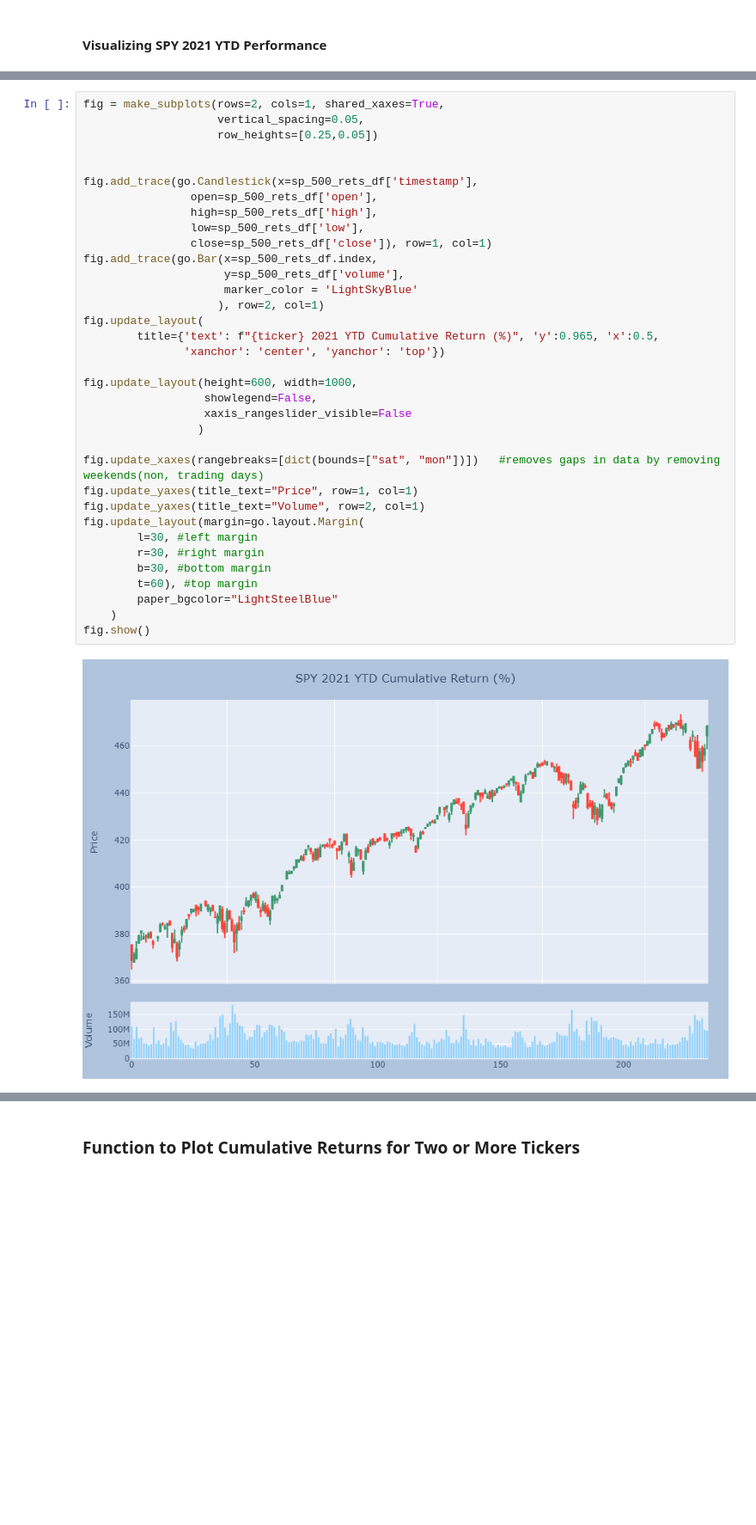
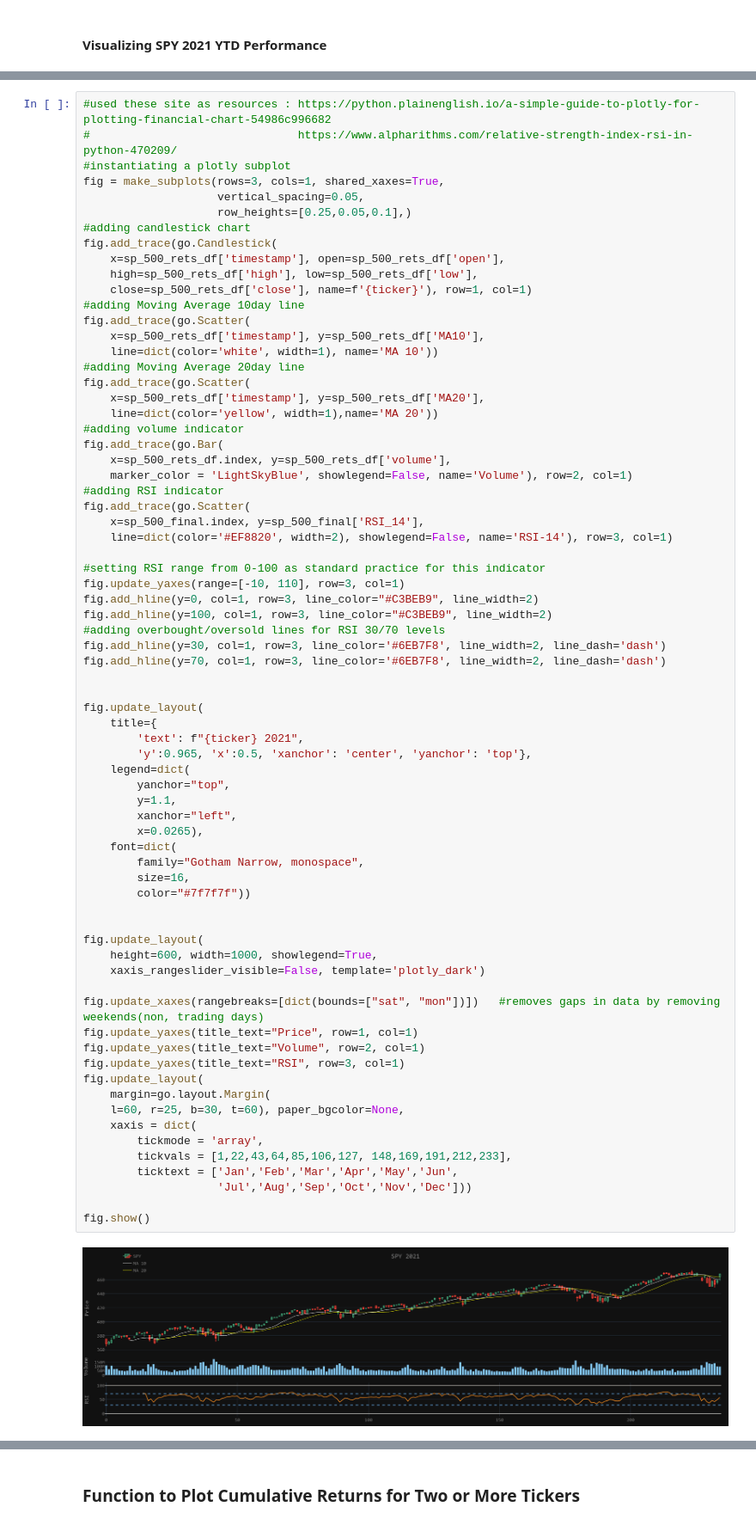
Before and after one commit to brianfrubin/etf-analysis, a Jupyter notebook: Visualize_Performance.ipynb, the cells around one changed output, grey strips where cells are left out. Shown: that part at 86% size. Saved outputs shown, nothing was run; the diff lists cells and outputs as text; blank space fills up the shorter version.

```diff
--- a/Visualize_Performance.ipynb
+++ b/Visualize_Performance.ipynb
@@ -164,37 +201,73 @@ fig = make_subplots(rows=2, cols=1, shared_xaxes=True)
 # %%
-fig = make_subplots(rows=2, cols=1, shared_xaxes=True,
+#used these site as resources : https://python.plainenglish.io/a-simple-guide-to-plotly-for-plotting-financial-chart-54986c996682
+#                               https://www.alpharithms.com/relative-strength-index-rsi-in-python-470209/
+#instantiating a plotly subplot
+fig = make_subplots(rows=3, cols=1, shared_xaxes=True,
                     vertical_spacing=0.05,
-                    row_heights=[0.25,0.05])
+                    row_heights=[0.25,0.05,0.1],)
+#adding candlestick chart
+fig.add_trace(go.Candlestick(
+    x=sp_500_rets_df['timestamp'], open=sp_500_rets_df['open'],
+    high=sp_500_rets_df['high'], low=sp_500_rets_df['low'],
+    close=sp_500_rets_df['close'], name=f'{ticker}'), row=1, col=1)
+#adding Moving Average 10day line
+fig.add_trace(go.Scatter(
+    x=sp_500_rets_df['timestamp'], y=sp_500_rets_df['MA10'],
+    line=dict(color='white', width=1), name='MA 10'))
+#adding Moving Average 20day line
+fig.add_trace(go.Scatter(
+    x=sp_500_rets_df['timestamp'], y=sp_500_rets_df['MA20'],
+    line=dict(color='yellow', width=1),name='MA 20'))
+#adding volume indicator
+fig.add_trace(go.Bar(
+    x=sp_500_rets_df.index, y=sp_500_rets_df['volume'],
+    marker_color = 'LightSkyBlue', showlegend=False, name='Volume'), row=2, col=1)
+#adding RSI indicator
+fig.add_trace(go.Scatter(
+    x=sp_500_final.index, y=sp_500_final['RSI_14'],
+    line=dict(color='#EF8820', width=2), showlegend=False, name='RSI-14'), row=3, col=1)
+
+#setting RSI range from 0-100 as standard practice for this indicator
+fig.update_yaxes(range=[-10, 110], row=3, col=1)
+fig.add_hline(y=0, col=1, row=3, line_color="#C3BEB9", line_width=2)
+fig.add_hline(y=100, col=1, row=3, line_color="#C3BEB9", line_width=2)
+#adding overbought/oversold lines for RSI 30/70 levels
+fig.add_hline(y=30, col=1, row=3, line_color='#6EB7F8', line_width=2, line_dash='dash')
+fig.add_hline(y=70, col=1, row=3, line_color='#6EB7F8', line_width=2, line_dash='dash')
 
 
-fig.add_trace(go.Candlestick(x=sp_500_rets_df['timestamp'],
-                open=sp_500_rets_df['open'],
-                high=sp_500_rets_df['high'],
-                low=sp_500_rets_df['low'],
-                close=sp_500_rets_df['close']), row=1, col=1)
-fig.add_trace(go.Bar(x=sp_500_rets_df.index,
-                     y=sp_500_rets_df['volume'],
-                     marker_color = 'LightSkyBlue'
-                    ), row=2, col=1)
 fig.update_layout(
-        title={'text': f"{ticker} 2021 YTD Cumulative Return (%)", 'y':0.965, 'x':0.5,
-               'xanchor': 'center', 'yanchor': 'top'})
+    title={
+        'text': f"{ticker} 2021",
+        'y':0.965, 'x':0.5, 'xanchor': 'center', 'yanchor': 'top'},
+    legend=dict(
+        yanchor="top",
+        y=1.1,
+        xanchor="left",
+        x=0.0265),
+    font=dict(
+        family="Gotham Narrow, monospace",
+        size=16,
+        color="#7f7f7f"))
 
-fig.update_layout(height=600, width=1000,
-                  showlegend=False,
-                  xaxis_rangeslider_visible=False
-                 )
+
+fig.update_layout(
+    height=600, width=1000, showlegend=True,
+    xaxis_rangeslider_visible=False, template='plotly_dark')
 
 fig.update_xaxes(rangebreaks=[dict(bounds=["sat", "mon"])])   #removes gaps in data by removing weekends(non, trading days)
 fig.update_yaxes(title_text="Price", row=1, col=1)
 fig.update_yaxes(title_text="Volume", row=2, col=1)
-fig.update_layout(margin=go.layout.Margin(
-        l=30, #left margin
-        r=30, #right margin
-        b=30, #bottom margin
-        t=60), #top margin
-        paper_bgcolor="LightSteelBlue"
-    )
+fig.update_yaxes(title_text="RSI", row=3, col=1)
+fig.update_layout(
+    margin=go.layout.Margin(
+    l=60, r=25, b=30, t=60), paper_bgcolor=None,
+    xaxis = dict(
+        tickmode = 'array',
+        tickvals = [1,22,43,64,85,106,127, 148,169,191,212,233],
+        ticktext = ['Jan','Feb','Mar','Apr','May','Jun',
+                    'Jul','Aug','Sep','Oct','Nov','Dec']))
+
 fig.show()
 # %% [output]
-[figure, old version]
+[figure, new version]
```
Also changed, not shown: parts of 20 cells of this notebook.
